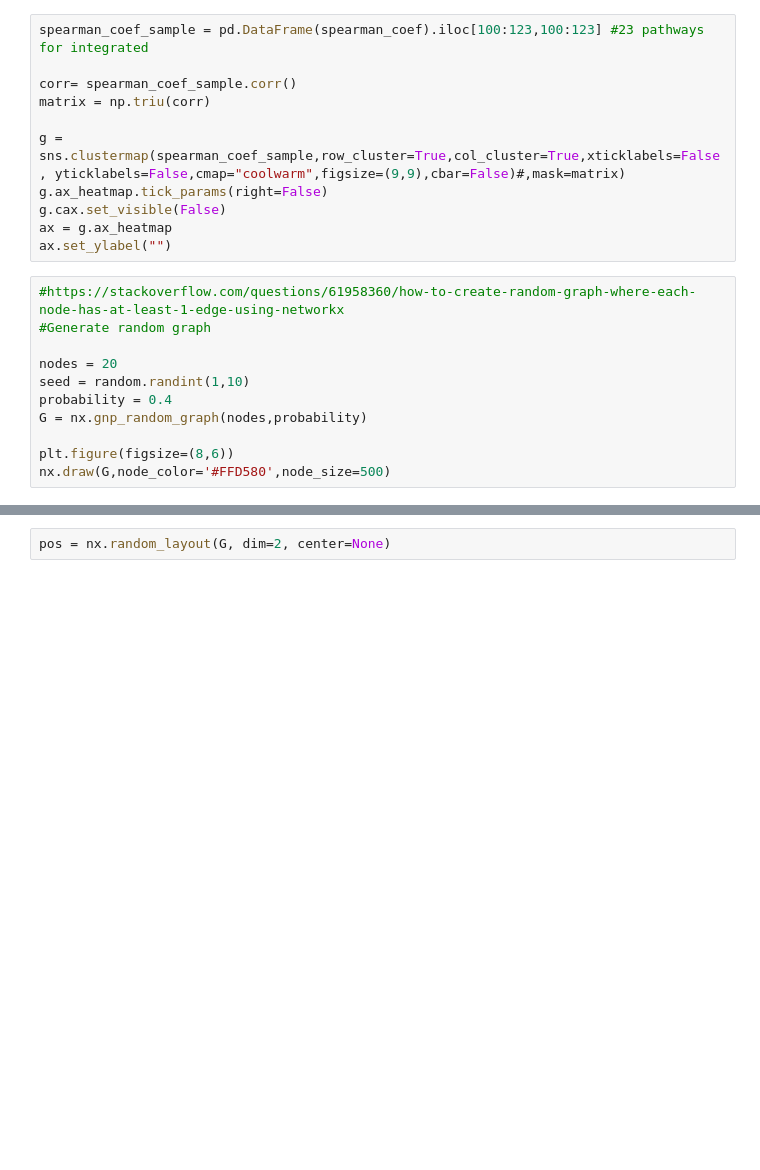
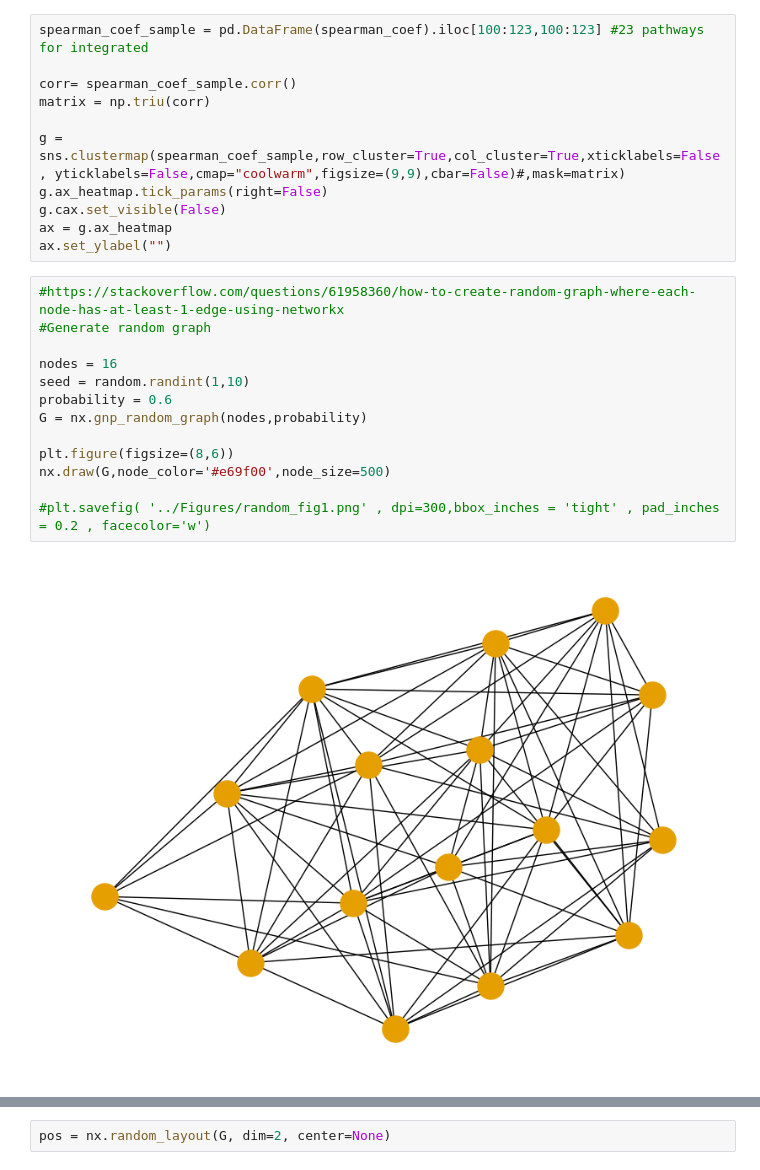
Before and after one commit to j-keung/multiomics-pathway-analysis, a Jupyter notebook: other_scripts/extra_figures.ipynb, the cells around one changed output, grey strips where cells are left out. Drawn from its saved outputs; the diff is of its cells as text; blank space fills up the shorter version.

```diff
--- a/other_scripts/extra_figures.ipynb
+++ b/other_scripts/extra_figures.ipynb
@@ -439,14 +441,18 @@ ax.set_ylabel("")
 # %%
 #https://stackoverflow.com/questions/61958360/how-to-create-random-graph-where-each-node-has-at-least-1-edge-using-networkx
 #Generate random graph
 
-nodes = 20
+nodes = 16
 seed = random.randint(1,10)
-probability = 0.4
+probability = 0.6
 G = nx.gnp_random_graph(nodes,probability)
 
 plt.figure(figsize=(8,6))
-nx.draw(G,node_color='#FFD580',node_size=500)
+nx.draw(G,node_color='#e69f00',node_size=500)
+
+#plt.savefig( '../Figures/random_fig1.png' , dpi=300,bbox_inches = 'tight' , pad_inches = 0.2 , facecolor='w')
+# %% [output]
+[figure, added]
 # %%
 #https://stackoverflow.com/questions/61958360/how-to-create-random-graph-where-each-node-has-at-least-1-edge-using-networkx
 #Generate random graph, then remove most edges but keep same layout
```
Also changed, not shown: parts of 10 cells of this notebook, 3 other files.
